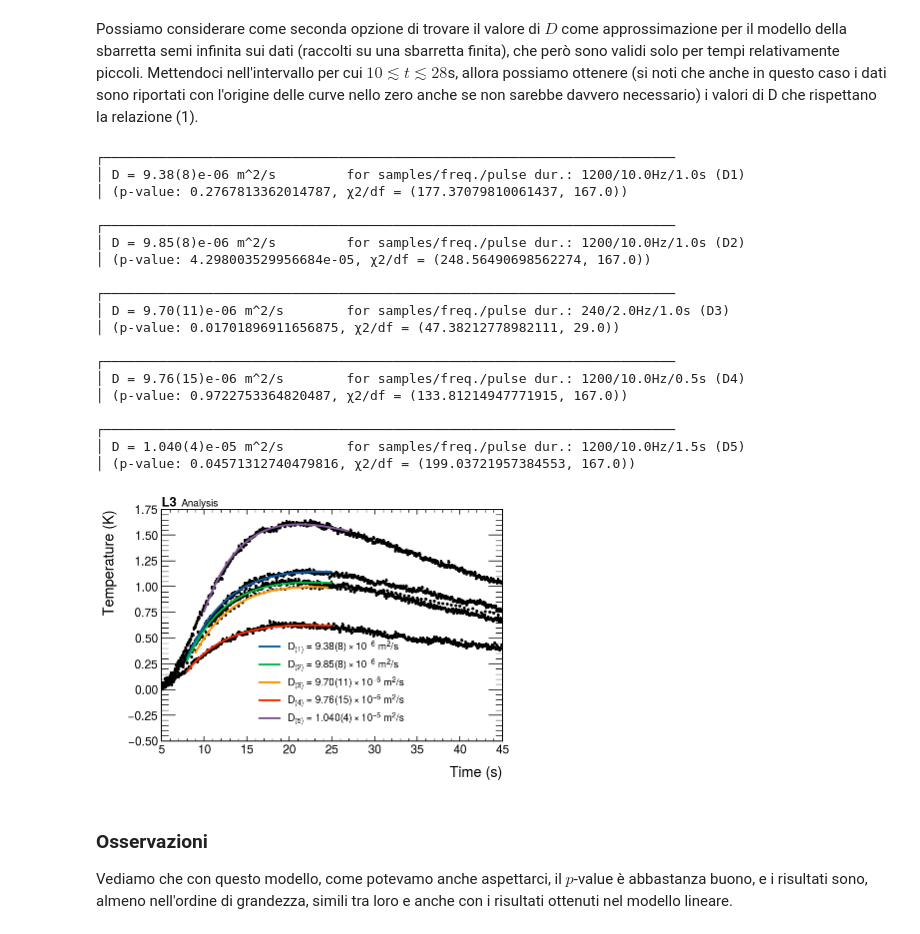
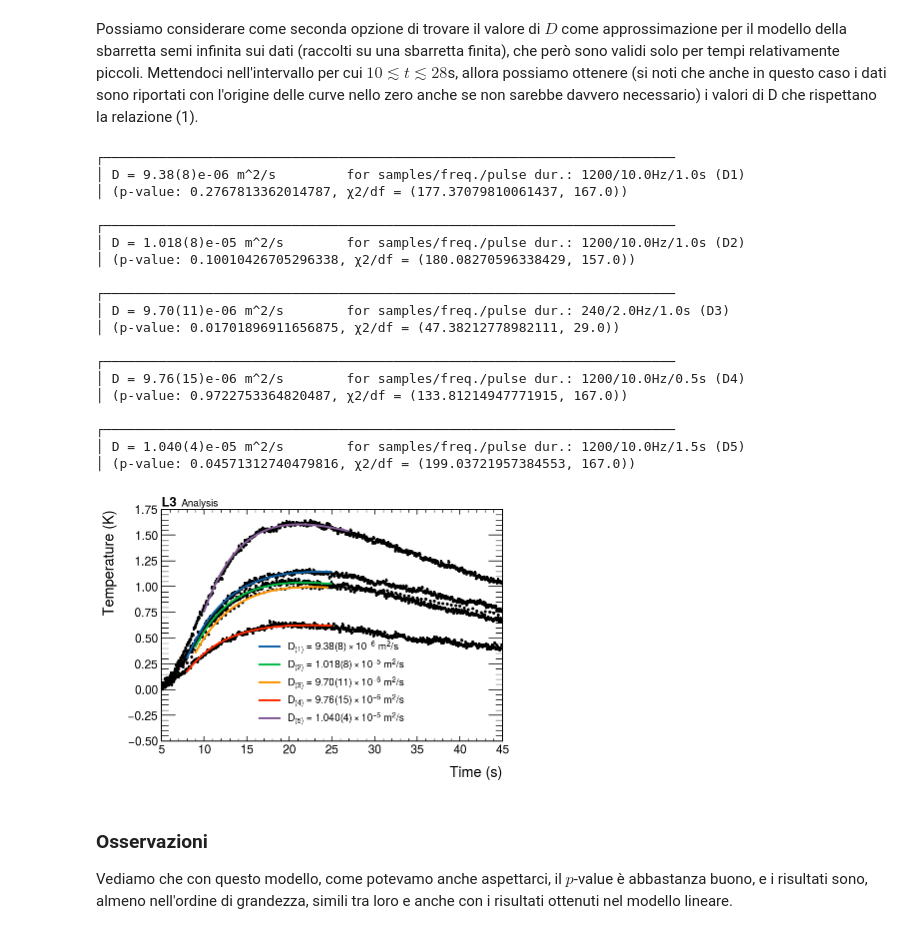
Before and after one commit to mattiasotgia/alphalab3, a Jupyter notebook: HeatTransfer/2023_03_27_analysis.ipynb, the cells around one changed output. Saved outputs shown, nothing was run; the diff lists cells and outputs as text; code cells hidden in the pictures.

```diff
--- a/HeatTransfer/2023_03_27_analysis.ipynb
+++ b/HeatTransfer/2023_03_27_analysis.ipynb
@@ -147,40 +149,40 @@ Possiamo considerare come seconda opzione di trovare il valore di $D$ come appro
 # %%
 fit_limits = [
     (8,25), #> D1
-    (8,25), #> D2
+    (9,25), #> D2
     (9,25), #> D3
     (8,25), #> D4
     (10,27), #> D5
 ]
 
 for i, D in enumerate(datasets):
     value, error, M = Analysis(D).filter(5, 45).full_model_fit(fit_limits=fit_limits[i])
 
 plt.ylim(-0.5, 1.75)
 hep.label.exp_text('L3 ', 'Analysis')
 plt.legend()
 plt.savefig('fplot_1-5.pdf', bbox_inches='tight')
 # %% [output]
 ┌─────────────────────────────────────────────────────────────────────────
 │ D = 9.38(8)e-06 m^2/s         for samples/freq./pulse dur.: 1200/10.0Hz/1.0s (D1)
 │ (p-value: 0.2767813362014787, χ2/df = (177.37079810061437, 167.0))
 
 ┌─────────────────────────────────────────────────────────────────────────
-│ D = 9.85(8)e-06 m^2/s         for samples/freq./pulse dur.: 1200/10.0Hz/1.0s (D2)
-│ (p-value: 4.298003529956684e-05, χ2/df = (248.56490698562274, 167.0))
+│ D = 1.018(8)e-05 m^2/s        for samples/freq./pulse dur.: 1200/10.0Hz/1.0s (D2)
+│ (p-value: 0.10010426705296338, χ2/df = (180.08270596338429, 157.0))
 
 ┌─────────────────────────────────────────────────────────────────────────
 │ D = 9.70(11)e-06 m^2/s        for samples/freq./pulse dur.: 240/2.0Hz/1.0s (D3)
 │ (p-value: 0.01701896911656875, χ2/df = (47.38212778982111, 29.0))
 
 ┌─────────────────────────────────────────────────────────────────────────
 │ D = 9.76(15)e-06 m^2/s        for samples/freq./pulse dur.: 1200/10.0Hz/0.5s (D4)
 │ (p-value: 0.9722753364820487, χ2/df = (133.81214947771915, 167.0))
 
 ┌─────────────────────────────────────────────────────────────────────────
 │ D = 1.040(4)e-05 m^2/s        for samples/freq./pulse dur.: 1200/10.0Hz/1.5s (D5)
 │ (p-value: 0.04571312740479816, χ2/df = (199.03721957384553, 167.0))
-[figure, old version]
+[figure, new version]
 # %% [markdown]
 ### Osservazioni
 
```
Also changed, not shown: parts of 5 cells of this notebook, 4 other files.
